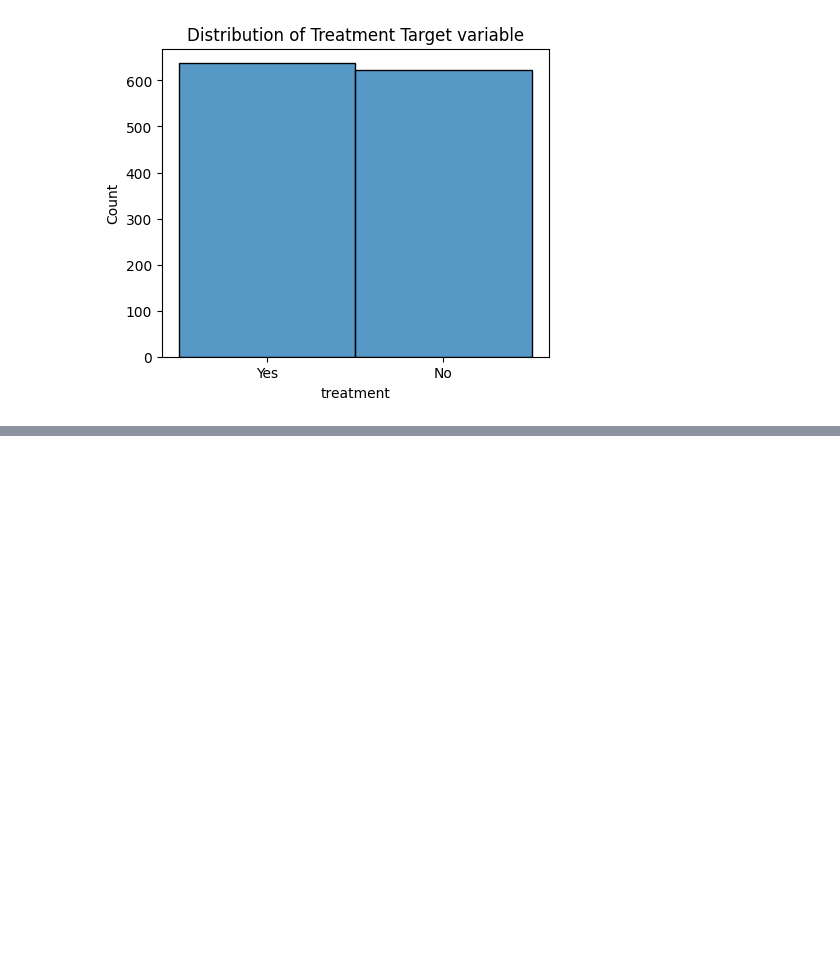
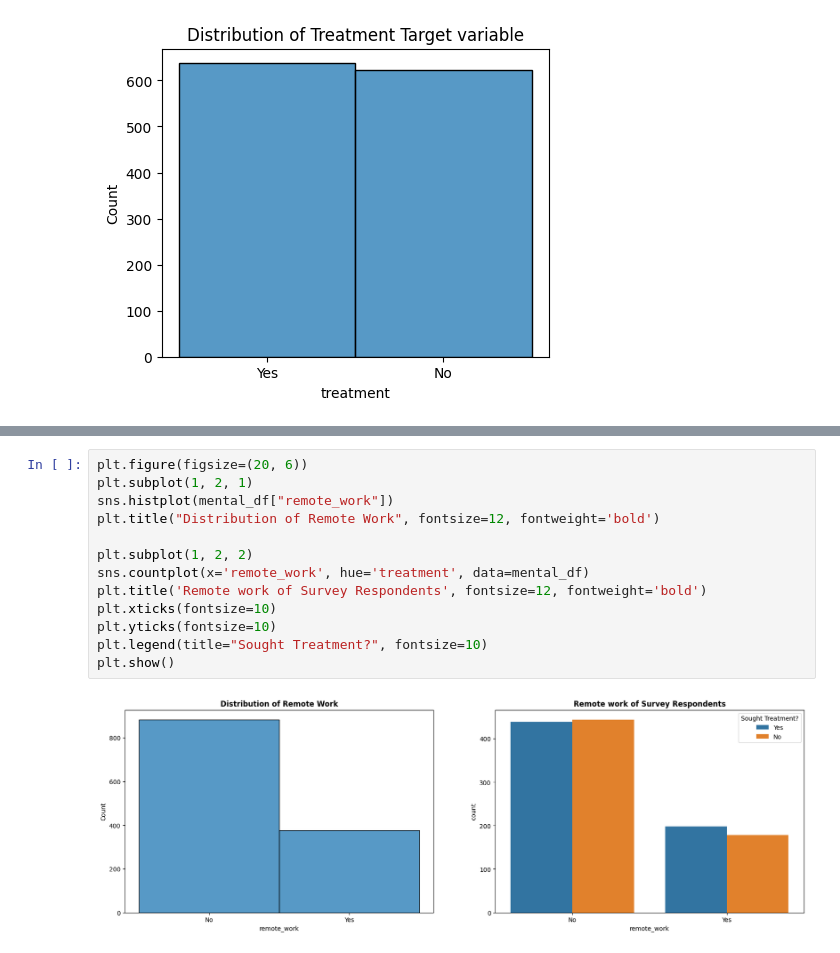
Before and after one commit to Avas77/workplace-stress, a Jupyter notebook: mental-health.ipynb, the cells around one changed output, grey strips where cells are left out. Cells and saved outputs as stored; diff of their text form; blank space fills up the shorter version.

```diff
--- a/mental-health.ipynb
+++ b/mental-health.ipynb
@@ -193,0 +202,15 @@ plt.show()
+# %%
+plt.figure(figsize=(20, 6))
+plt.subplot(1, 2, 1)
+sns.histplot(mental_df["remote_work"])
+plt.title("Distribution of Remote Work", fontsize=12, fontweight='bold')
+
+plt.subplot(1, 2, 2)
+sns.countplot(x='remote_work', hue='treatment', data=mental_df)
+plt.title('Remote work of Survey Respondents', fontsize=12, fontweight='bold')
+plt.xticks(fontsize=10)
+plt.yticks(fontsize=10)
+plt.legend(title="Sought Treatment?", fontsize=10)
+plt.show()
+# %% [output]
+[figure, added]
```
Also changed, not shown: parts of 16 cells of this notebook.
